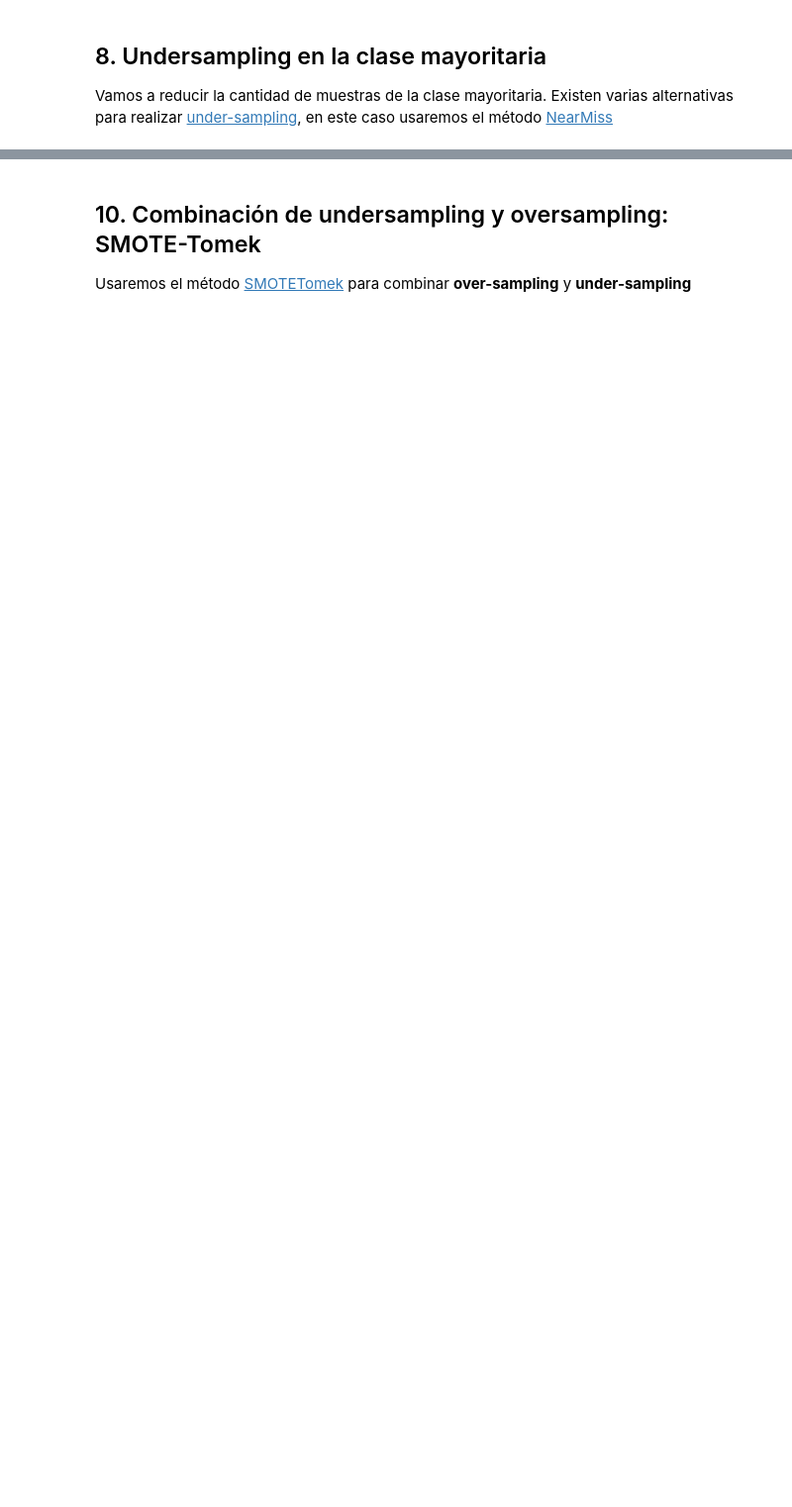
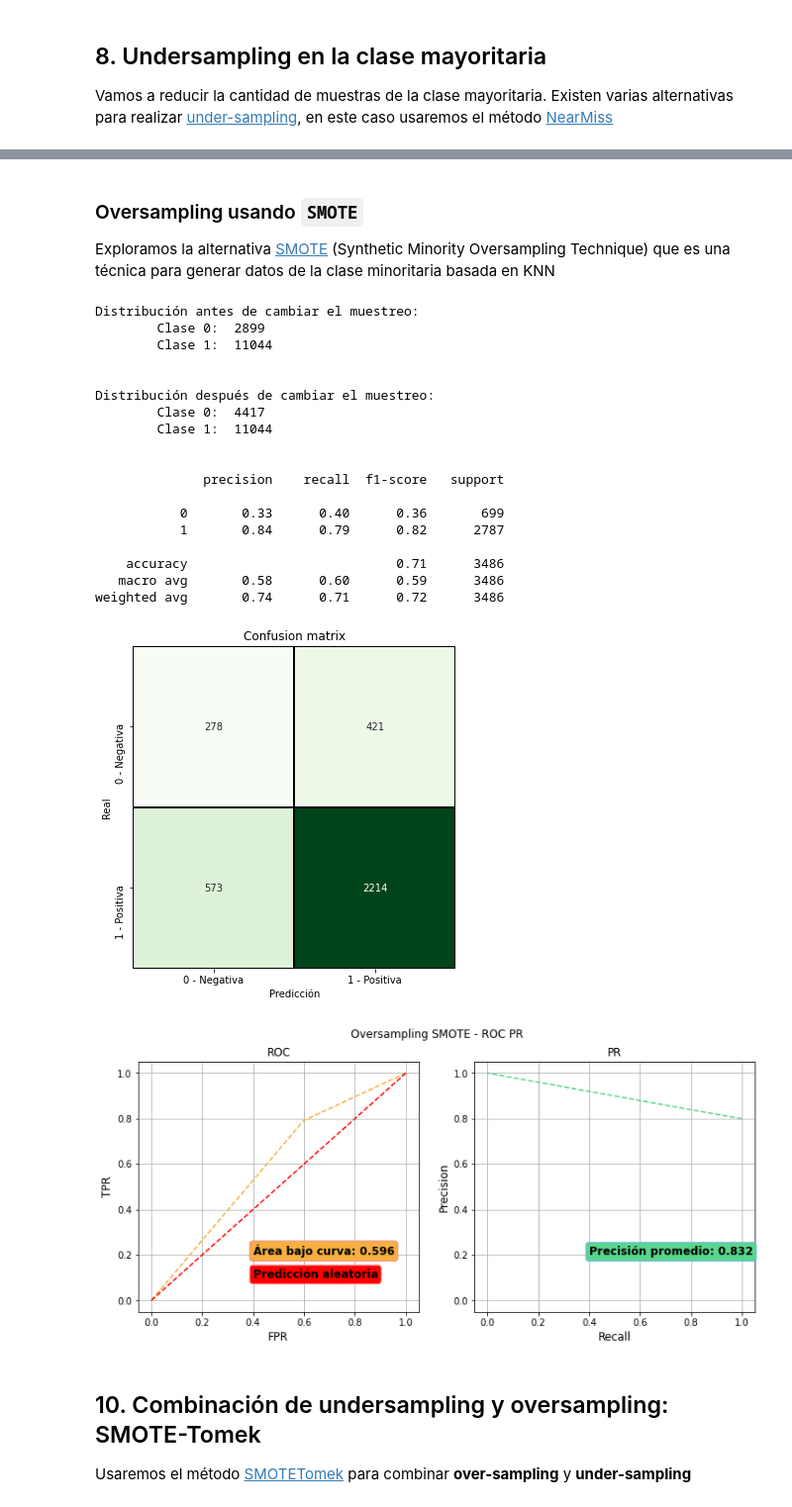
Before and after one commit to giannipablo/MentoriaDiploDatos2020, a Jupyter notebook: Practico_3y4_part_4.ipynb, the cells around one changed output, grey strips where cells are left out. Shown at 99% size. Cells and saved outputs as stored; diff of their text form; code cells hidden in the pictures; blank space fills up the shorter version.

Commit message:
Algunos cambios en hiperparámetros y la inclusión de SMOTE para oversampling

```diff
--- a/Practico_3y4_part_4.ipynb
+++ b/Practico_3y4_part_4.ipynb
@@ -312,3 +315,45 @@ weighted avg       0.73      0.72      0.72      3486
+# %% [markdown]
+### Oversampling usando `SMOTE`
+
+Exploramos la alternativa [SMOTE](https://imbalanced-learn.readthedocs.io/en/stable/generated/imblearn.over_sampling.SMOTE.html) (Synthetic Minority Oversampling Technique) que es una técnica para generar datos de la clase minoritaria basada en KNN
+# %%
+#1 Oversampling usando SMOTE
+over_sampling_SMOTE =  SMOTE(sampling_strategy=0.4, k_neighbors=3, random_state=0)
+X_train_res, y_train_res = over_sampling_SMOTE.fit_sample(X_train, y_train)
+
+#2 Mostramos la distribución de los datos de entrenamiento antes y despúes del proceso
+mostrar_distribucion (y_train, y_train_res)
+
+#3. Entrenamos el modelo usando class_wight
+modelo = entrenar_modelo(X_train_res, X_test, y_train_res, y_test)
+
+#4. Obtenemos las predicciones para el conjunto de evaluación
+y_pred = modelo.predict(X_test)
+y_predp = modelo.predict_proba(X_test)
+
+#5. Informamos los resultados
+informar_resultados(y_test, y_pred, y_predp[:,1], "Oversampling SMOTE")
+# %% [output]
+Distribución antes de cambiar el muestreo:
+        Clase 0:  2899
+        Clase 1:  11044
+
+
+Distribución después de cambiar el muestreo:
+        Clase 0:  4417
+        Clase 1:  11044
+
+
+              precision    recall  f1-score   support
+
+           0       0.33      0.40      0.36       699
+           1       0.84      0.79      0.82      2787
+
+    accuracy                           0.71      3486
+   macro avg       0.58      0.60      0.59      3486
+weighted avg       0.74      0.71      0.72      3486
+[figure, added]
+[figure, added]
 # %% [markdown]
 ## 10. Combinación de undersampling y oversampling: SMOTE-Tomek
 
```
Also changed, not shown: parts of 8 cells of this notebook.
